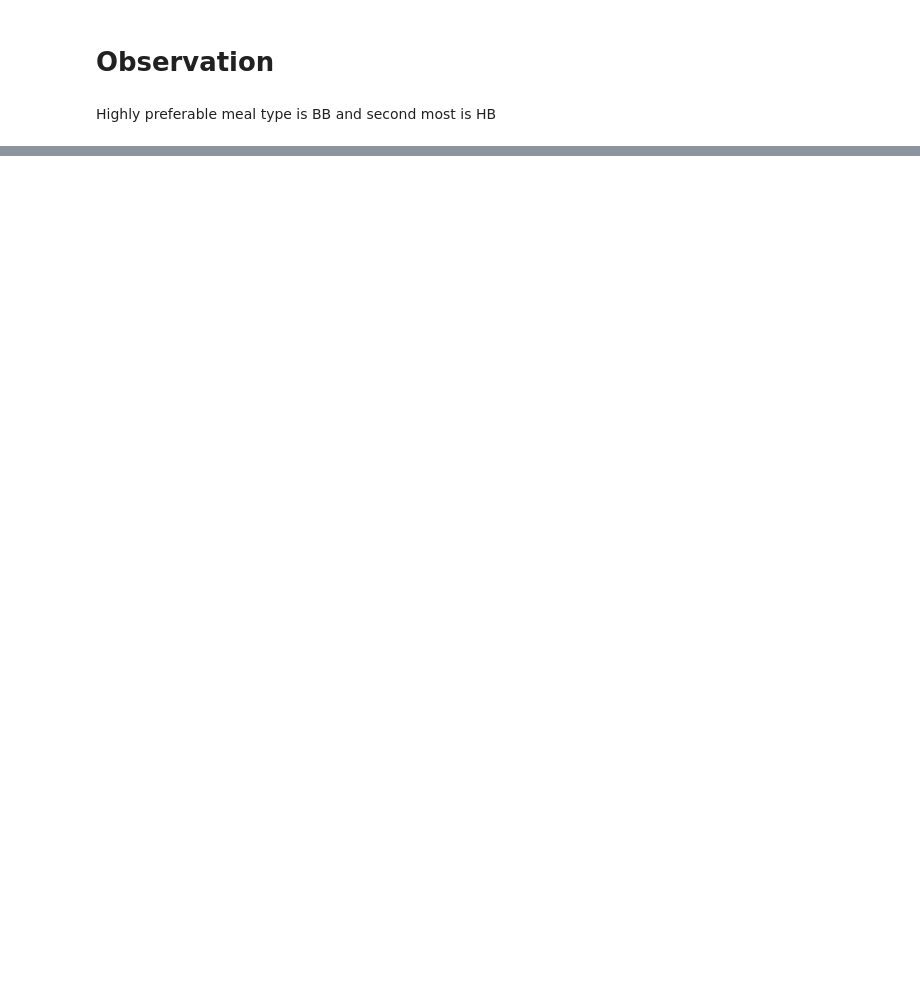
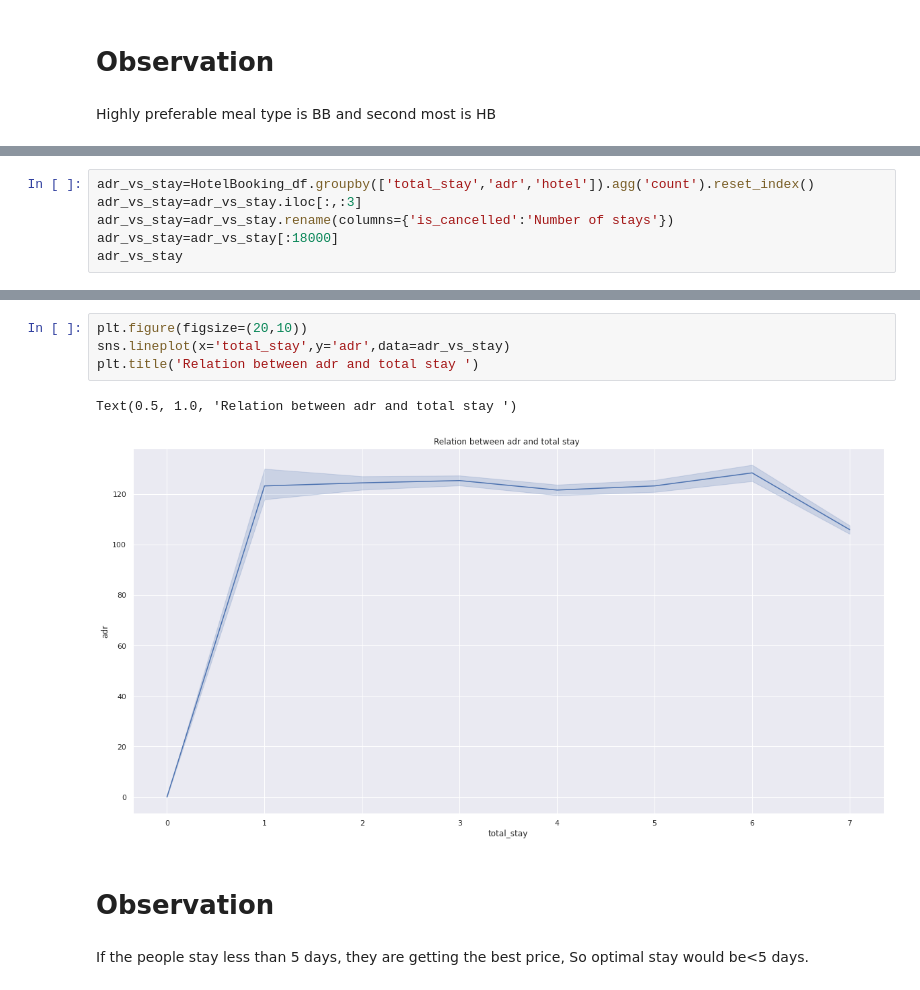
Before and after one commit to Riyago/Hotel-Booking-Analysis, a Jupyter notebook: Copy_of_Hotel_Booking_Analysis_Capstone_Project.ipynb, the cells around one changed output, grey strips where cells are left out. Cells and saved outputs as stored; diff of their text form; blank space fills up the shorter version.

```diff
--- a/Copy_of_Hotel_Booking_Analysis_Capstone_Project.ipynb
+++ b/Copy_of_Hotel_Booking_Analysis_Capstone_Project.ipynb
@@ -420,0 +558,6 @@ Highly preferable meal type is BB and second most is HB
+# %%
+adr_vs_stay=HotelBooking_df.groupby(['total_stay','adr','hotel']).agg('count').reset_index()
+adr_vs_stay=adr_vs_stay.iloc[:,:3]
+adr_vs_stay=adr_vs_stay.rename(columns={'is_cancelled':'Number of stays'})
+adr_vs_stay=adr_vs_stay[:18000]
+adr_vs_stay
@@ -420,0 +578,11 @@ Highly preferable meal type is BB and second most is HB
+# %%
+plt.figure(figsize=(20,10))
+sns.lineplot(x='total_stay',y='adr',data=adr_vs_stay)
+plt.title('Relation between adr and total stay ')
+# %% [output]
+Text(0.5, 1.0, 'Relation between adr and total stay ')
+[figure, added]
+# %% [markdown]
+# Observation
+# %% [markdown]
+If the people stay less than 5 days, they are getting the best price, So optimal stay would be<5 days.
```
Also changed, not shown: parts of 37 cells of this notebook.
